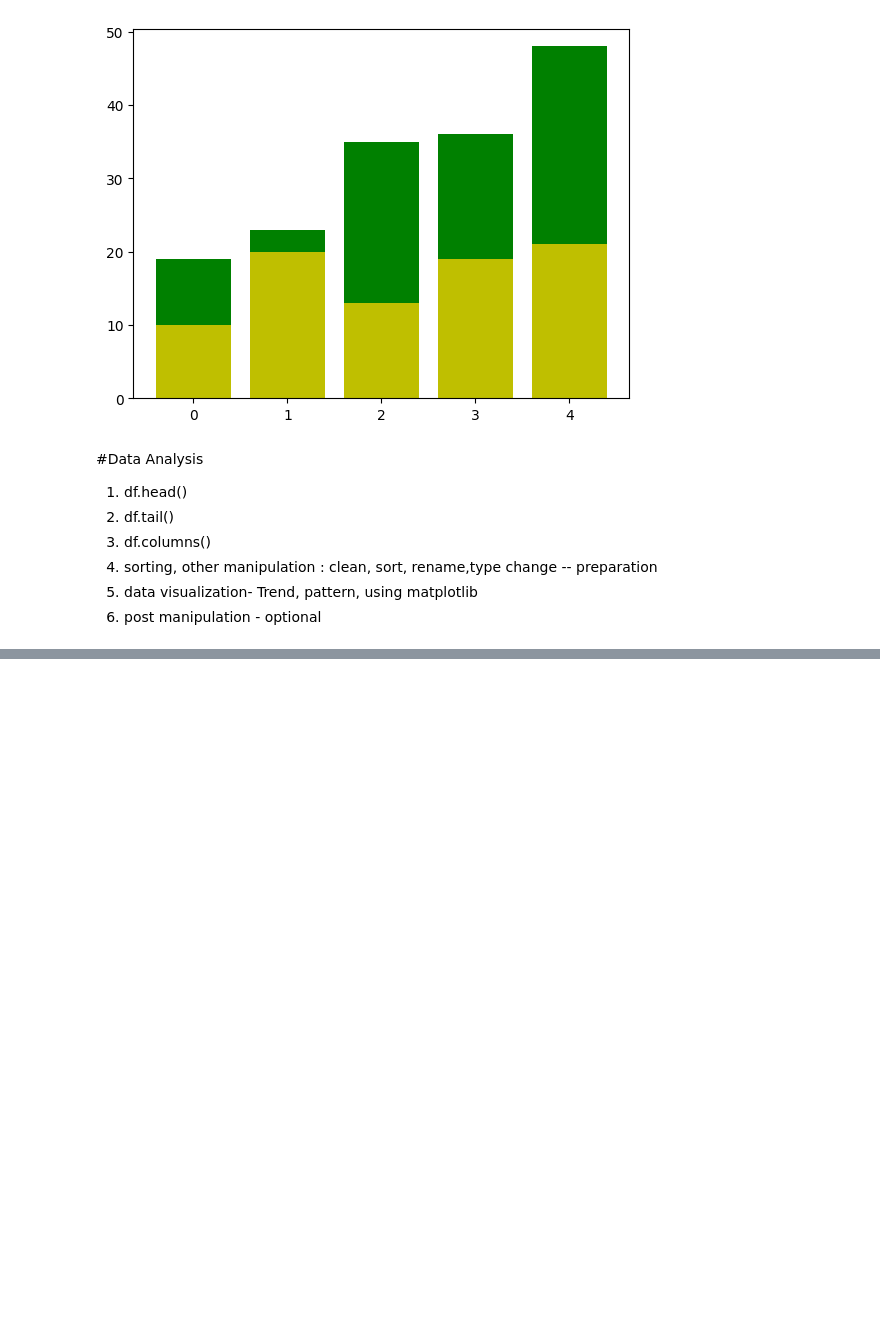
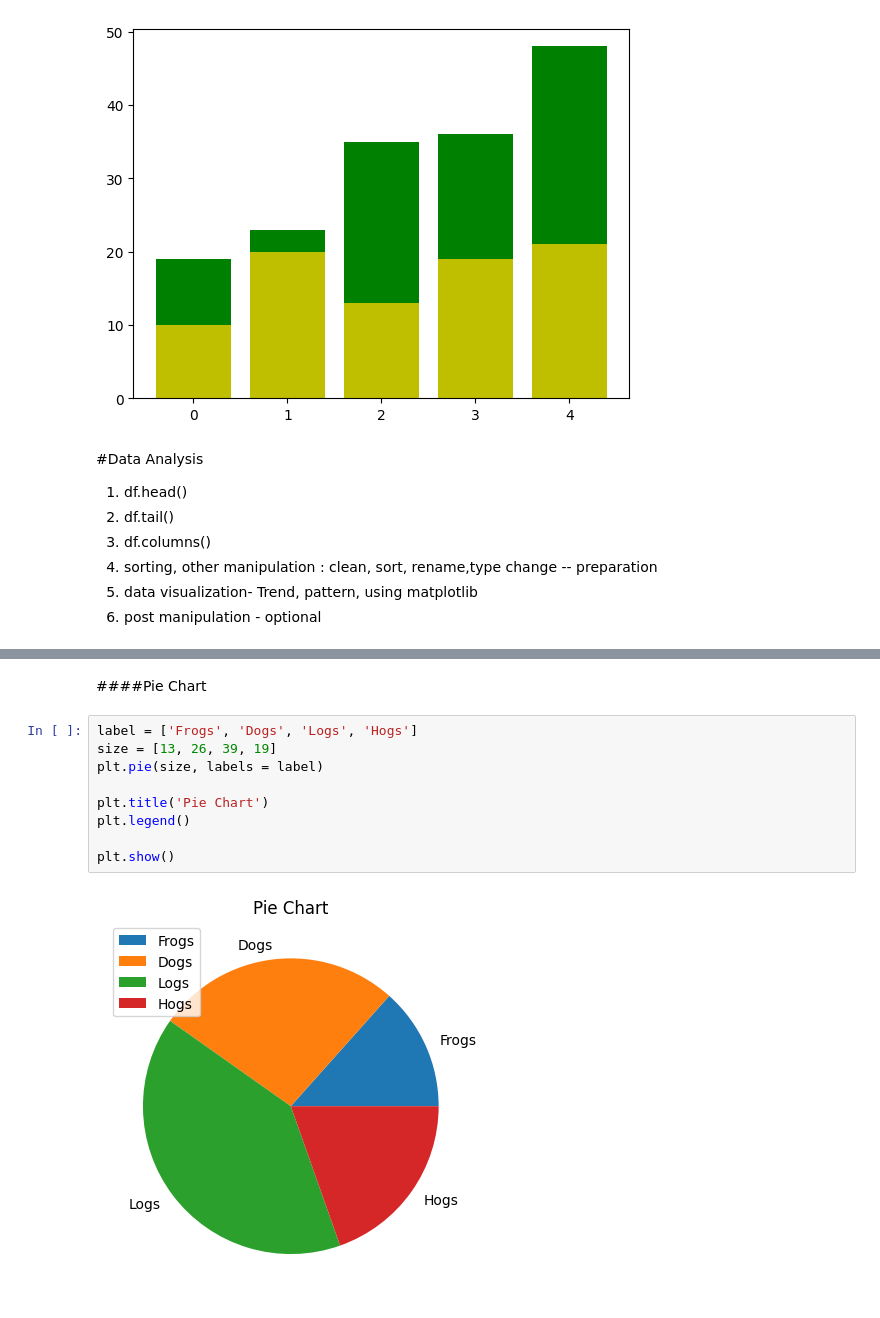
Before and after one commit to wtfashwin/Python-, a Jupyter notebook: Data_Manipulation_&_Matplotlib.ipynb, the cells around one changed output, grey strips where cells are left out. Saved outputs shown, nothing was run; the diff lists cells and outputs as text; blank space fills up the shorter version.

```diff
--- a/Data_Manipulation_&_Matplotlib.ipynb
+++ b/Data_Manipulation_&_Matplotlib.ipynb
@@ -337,0 +353,13 @@ plt.show()
+# %% [markdown]
+####Pie Chart
+# %%
+label = ['Frogs', 'Dogs', 'Logs', 'Hogs']
+size = [13, 26, 39, 19]
+plt.pie(size, labels = label)
+
+plt.title('Pie Chart')
+plt.legend()
+
+plt.show()
+# %% [output]
+[figure, added]
```
Also changed, not shown: parts of 11 cells of this notebook.
